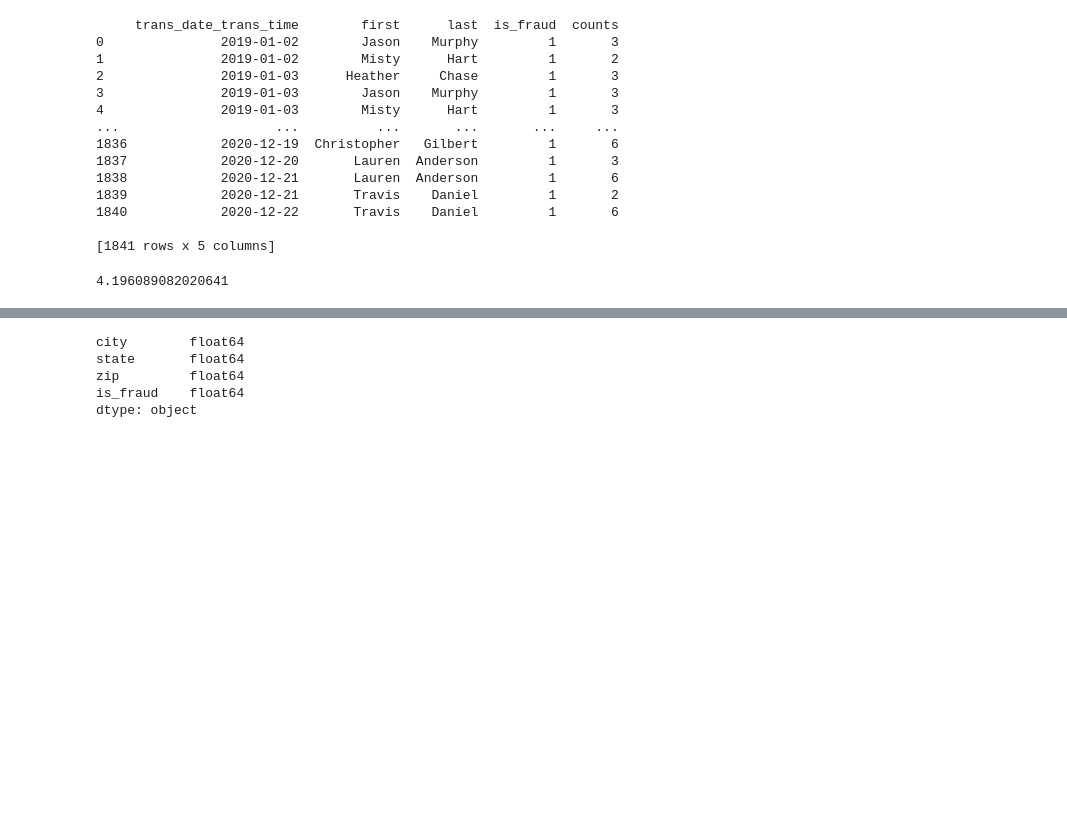
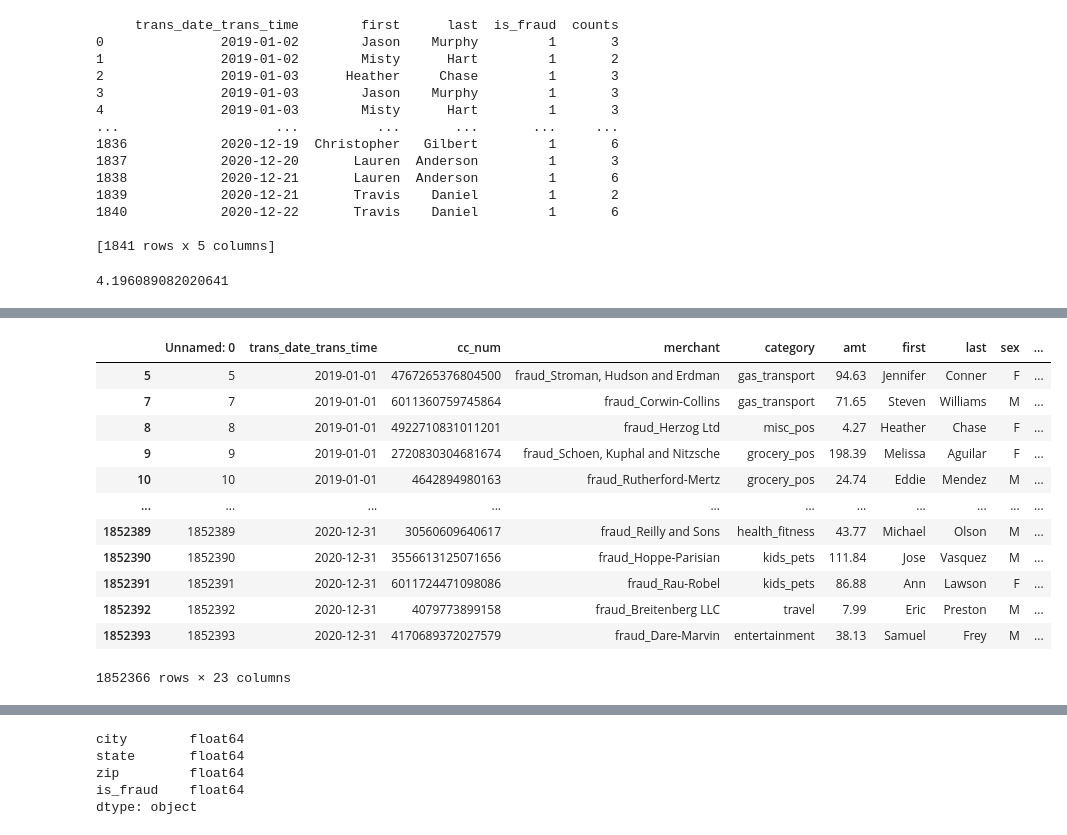
Before and after one commit to DMODPevahouse/ai_enabled_system, a Jupyter notebook: FraudDetection/exploratory_analysis.ipynb, the cells around one changed output, grey strips where cells are left out. Saved outputs shown, nothing was run; the diff lists cells and outputs as text; code cells hidden in the pictures; blank space fills up the shorter version.

```diff
--- a/FraudDetection/exploratory_analysis.ipynb
+++ b/FraudDetection/exploratory_analysis.ipynb
@@ -232,0 +251,18 @@ For each purchase "category," plot the mean and standard "amt" between fraudulen
+# %%
+duplicate_rows_category = df_day[df_day.duplicated(['category', 'is_fraud'])]
+# %%
+duplicate_rows_category
+# %% [output]
+|  | Unnamed: 0 | trans_date_trans_time | cc_num | merchant | category | amt | first | last | sex | ... |
+| 5 | 5 | 2019-01-01 | 4767265376804500 | fraud_Stroman, Hudson and Erdman | gas_transport | 94.63 | Jennifer | Conner | F | ... |
+| 7 | 7 | 2019-01-01 | 6011360759745864 | fraud_Corwin-Collins | gas_transport | 71.65 | Steven | Williams | M | ... |
+| 8 | 8 | 2019-01-01 | 4922710831011201 | fraud_Herzog Ltd | misc_pos | 4.27 | Heather | Chase | F | ... |
+| 9 | 9 | 2019-01-01 | 2720830304681674 | fraud_Schoen, Kuphal and Nitzsche | grocery_pos | 198.39 | Melissa | Aguilar | F | ... |
+| 10 | 10 | 2019-01-01 | 4642894980163 | fraud_Rutherford-Mertz | grocery_pos | 24.74 | Eddie | Mendez | M | ... |
+| ... | ... | ... | ... | ... | ... | ... | ... | ... | ... | ... |
+| 1852389 | 1852389 | 2020-12-31 | 30560609640617 | fraud_Reilly and Sons | health_fitness | 43.77 | Michael | Olson | M | ... |
+| 1852390 | 1852390 | 2020-12-31 | 3556613125071656 | fraud_Hoppe-Parisian | kids_pets | 111.84 | Jose | Vasquez | M | ... |
+| 1852391 | 1852391 | 2020-12-31 | 6011724471098086 | fraud_Rau-Robel | kids_pets | 86.88 | Ann | Lawson | F | ... |
+| 1852392 | 1852392 | 2020-12-31 | 4079773899158 | fraud_Breitenberg LLC | travel | 7.99 | Eric | Preston | M | ... |
+| 1852393 | 1852393 | 2020-12-31 | 4170689372027579 | fraud_Dare-Marvin | entertainment | 38.13 | Samuel | Frey | M | ... |
+1852366 rows × 23 columns
```
Also changed, not shown: parts of 27 cells of this notebook.
